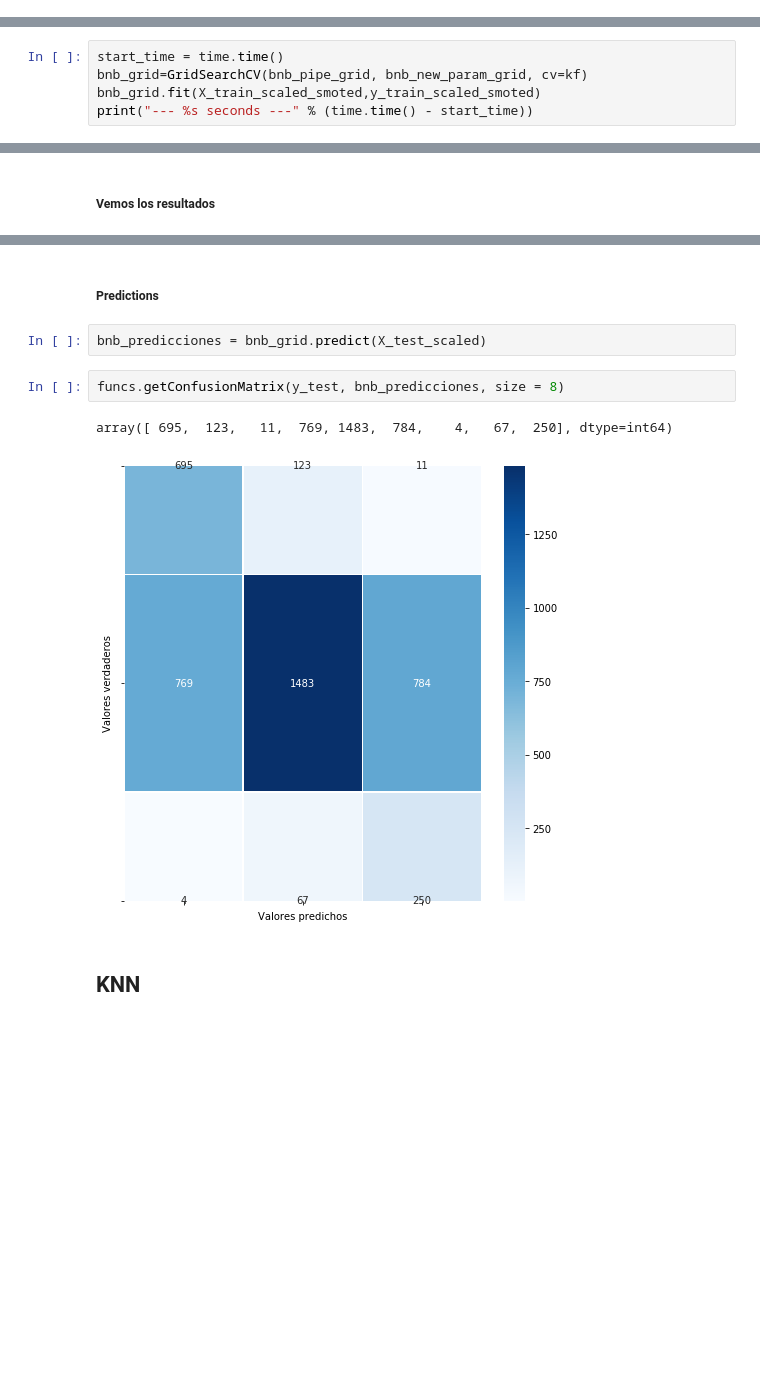
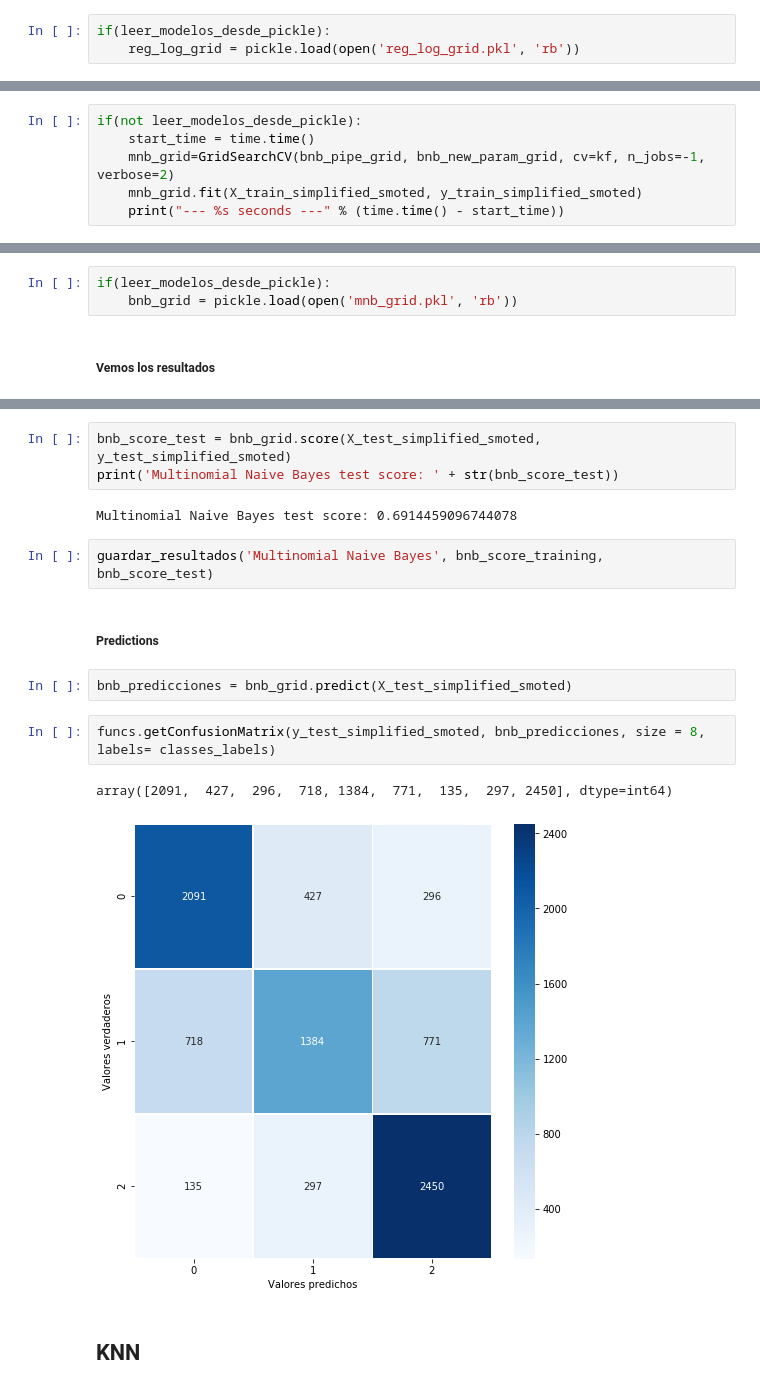
Before and after one commit to rdgagliano/DataScience-Grupo3, a Jupyter notebook: _2_Entrenamiento_Modelos.ipynb, the cells around one changed output, grey strips where cells are left out. Drawn from its saved outputs; the diff is of its cells as text; blank space fills up the shorter version.

```diff
--- a/_2_Entrenamiento_Modelos.ipynb
+++ b/_2_Entrenamiento_Modelos.ipynb
@@ -345,3 +294,6 @@ print("--- %s seconds ---" % (time.time() - start_time))
+# %%
+if(leer_modelos_desde_pickle):
+    reg_log_grid = pickle.load(open('reg_log_grid.pkl', 'rb'))
 # %% [markdown]
 ##### Vemos los resultados
 # %%
@@ -393,5 +358,6 @@ bnb_new_param_grid = [{'preprocesamiento':[None, MinMaxScaler(), StandardScaler(
 # %%
-start_time = time.time()
-bnb_grid=GridSearchCV(bnb_pipe_grid, bnb_new_param_grid, cv=kf)
-bnb_grid.fit(X_train_scaled_smoted,y_train_scaled_smoted)
-print("--- %s seconds ---" % (time.time() - start_time))
+if(not leer_modelos_desde_pickle):
+    start_time = time.time()
+    mnb_grid=GridSearchCV(bnb_pipe_grid, bnb_new_param_grid, cv=kf, n_jobs=-1, verbose=2)
+    mnb_grid.fit(X_train_simplified_smoted, y_train_simplified_smoted)
+    print("--- %s seconds ---" % (time.time() - start_time))
@@ -400,3 +371,6 @@ print("--- %s seconds ---" % (time.time() - start_time))
+# %%
+if(leer_modelos_desde_pickle):
+    bnb_grid = pickle.load(open('mnb_grid.pkl', 'rb'))
 # %% [markdown]
 ##### Vemos los resultados
 # %%
@@ -411,12 +385,19 @@ Bernouilli Naive Bayes training score: 0.5800286669851887
+# %%
+bnb_score_test = bnb_grid.score(X_test_simplified_smoted, y_test_simplified_smoted)
+print('Multinomial Naive Bayes test score: ' + str(bnb_score_test))
+# %% [output]
+Multinomial Naive Bayes test score: 0.6914459096744078
+# %%
+guardar_resultados('Multinomial Naive Bayes', bnb_score_training, bnb_score_test)
 # %% [markdown]
 ##### Predictions
 # %%
-bnb_predicciones = bnb_grid.predict(X_test_scaled)
+bnb_predicciones = bnb_grid.predict(X_test_simplified_smoted)
 # %%
-funcs.getConfusionMatrix(y_test, bnb_predicciones, size = 8)
+funcs.getConfusionMatrix(y_test_simplified_smoted, bnb_predicciones, size = 8, labels= classes_labels)
 # %% [output]
-array([ 695,  123,   11,  769, 1483,  784,    4,   67,  250], dtype=int64)
+array([2091,  427,  296,  718, 1384,  771,  135,  297, 2450], dtype=int64)
-[figure, old version]
+[figure, new version]
 # %% [markdown]
 ## KNN  <a id="model_knn"></a>
 # %% [markdown]
```
Also changed, not shown: parts of 281 cells of this notebook, 12 other files.
